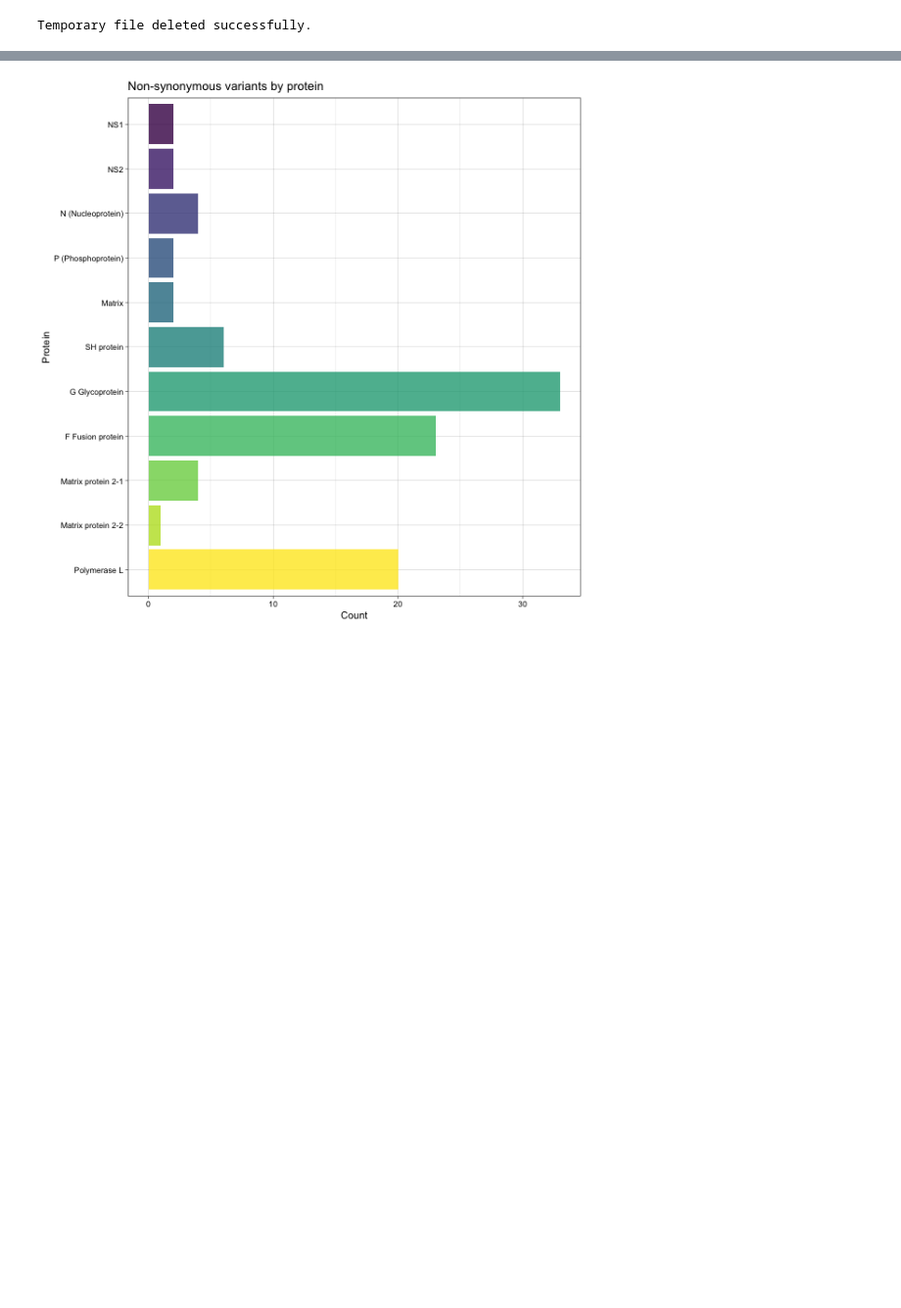
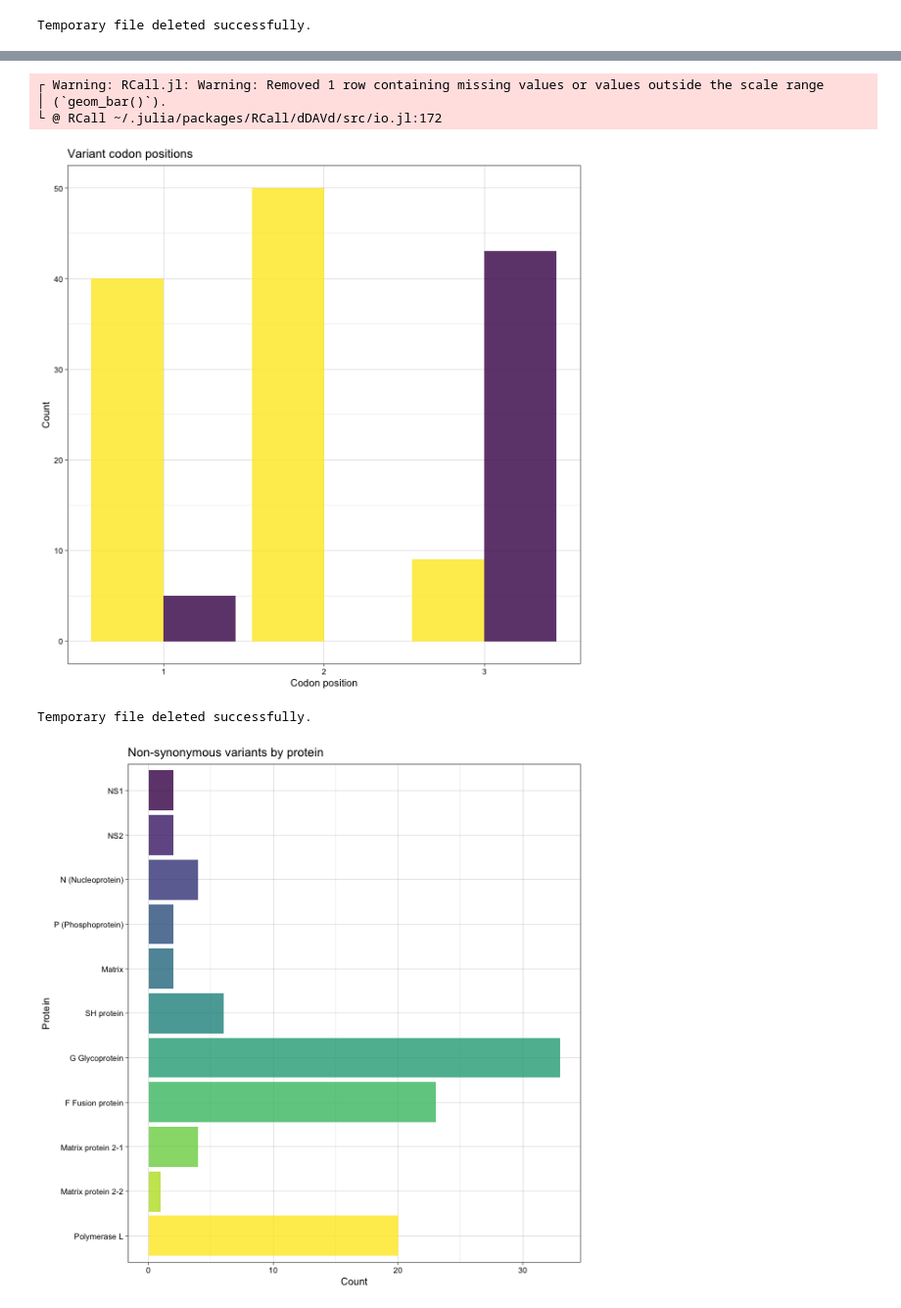
Before and after one commit to ewanwsmith/RSV_haplotype_reconstruction, a Jupyter notebook: src/variants.ipynb, the cells around one changed output, grey strips where cells are left out. Shown at 98% size. Drawn from its saved outputs; the diff is of its cells as text; code cells hidden in the pictures; blank space fills up the shorter version.

Commit message:
add plot of codon positions

```diff
--- a/src/variants.ipynb
+++ b/src/variants.ipynb
@@ -619,3 +619,48 @@ println(variants)
  145 │ 14200  A              G             A->G      Polymerase L             8539    15036  ATGGATCCCATTATTAGTGGAAATTCTGCTAA…  2165             6497     5661  ATGGATCCCATTATTAGTGGAAATTCTGCTAA…  CCA   ...
  146 │ 14428  T              C             T->C      Polymerase L             8539    15036  ATGGATCCCATTATTAGTGGAAATTCTGCTAA…  2165             6497     5889  ATGGATCCCATTATTAGTGGAAATTCTGCTAA…  TCT   ...
  147 │ 14616  C              T             C->T      Polymerase L             8539    15036  ATGGATCCCATTATTAGTGGAAATTCTGCTAA…  2165             6497     6077  ATGGATCCCATTATTAGTGGAAATTCTGCTAA…  GCT   ...
+# %%
+# barplot of codon positions
+
+@rput variants  # Send the DataFrame to R environment
+
+# Set the path for the temporary image file
+output_path = joinpath(pwd(), "ggplot_output.png")
+
+R"""
+library(ggplot2)
+library(viridis)
+library(dplyr)
+p <- variants %>%
+  count(codon_position, is_synonymous) %>% # count codon positions for stat=identity in ggplot
+  complete(codon_position, is_synonymous) %>% # prevent empty combinations
+  ggplot(aes(x = codon_position, y = n, fill = is_synonymous)) +
+  geom_bar(stat = "identity", position = "dodge") +
+  theme_linedraw() +
+  theme(legend.position = "bottom") +
+  labs(title = "Variant codon positions", x = "Codon position", y = "Count") +
+  scale_fill_viridis(discrete = TRUE, alpha = 0.8, direction = -1) +
+  theme(legend.position = "none")
+
+png(filename = $output_path, width = 600, height = 600)
+print(p)
+dev.off()
+"""
+
+# Read and display the image file in Julia
+if isfile(output_path)
+    img = load(output_path)
+    display(img)
+
+    # Delete the temporary image file after displaying
+    rm(output_path; force = true)
+    println("Temporary file deleted successfully.")
+else
+    println("File does not exist.")
+end
+# %% [output]
+┌ Warning: RCall.jl: Warning: Removed 1 row containing missing values or values outside the scale range
+│ (`geom_bar()`).
+└ @ RCall ~/.julia/packages/RCall/dDAVd/src/io.jl:172
+[figure, added]
+Temporary file deleted successfully.
```
Also changed, not shown: parts of 1 cell of this notebook.
